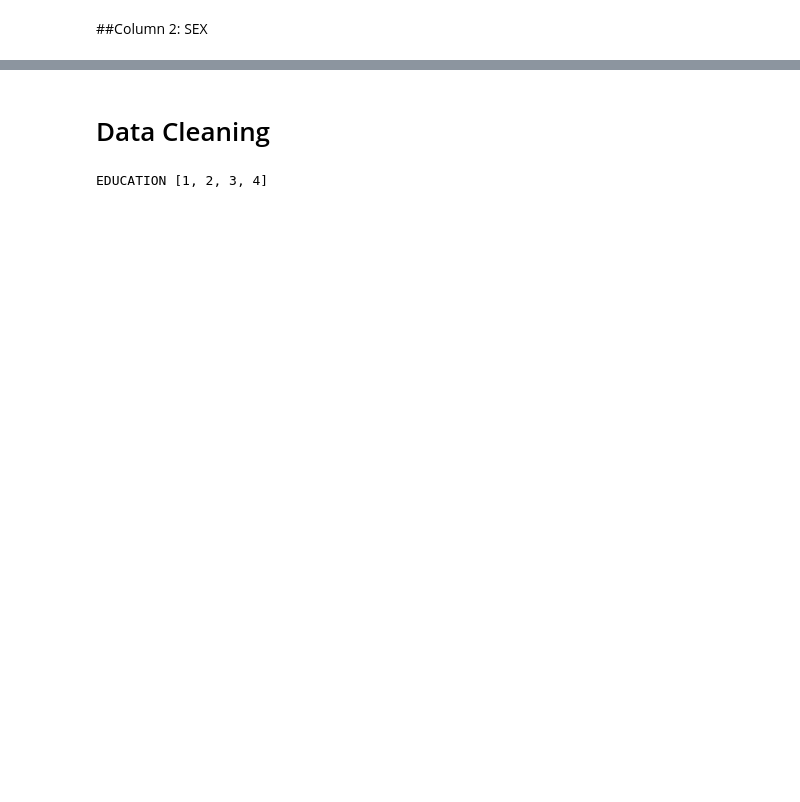
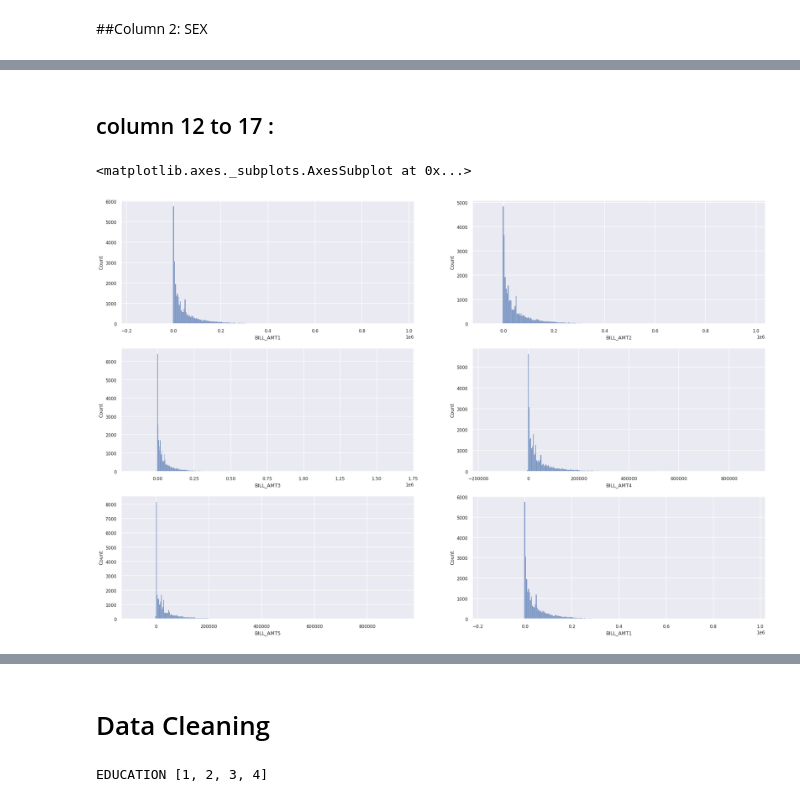
Before and after one commit to pranay2310/Credit-Card-Default-Prediction, a Jupyter notebook: Credit_Card_Default_Prediction_Capstone_Project.ipynb, the cells around one changed output, grey strips where cells are left out. Drawn from its saved outputs; the diff is of its cells as text; code cells hidden in the pictures; blank space fills up the shorter version.

```diff
--- a/Credit_Card_Default_Prediction_Capstone_Project.ipynb
+++ b/Credit_Card_Default_Prediction_Capstone_Project.ipynb
@@ -178,0 +222,14 @@ default payment next month[0, 1]
+# %% [markdown]
+## column 12 to 17 :
+# %%
+# creating subplots to plot all the graphs together
+fig, axes = plt.subplots(3,2, figsize=(30, 20))
+sns.histplot(ax=axes[0,0],x="BILL_AMT1", data=df)
+sns.histplot(ax=axes[0,1],x="BILL_AMT2", data=df)
+sns.histplot(ax=axes[1,0],x="BILL_AMT3", data=df)
+sns.histplot(ax=axes[1,1],x="BILL_AMT4", data=df)
+sns.histplot(ax=axes[2,0],x="BILL_AMT5", data=df)
+sns.histplot(ax=axes[2,1],x="BILL_AMT1", data=df)
+# %% [output]
+<matplotlib.axes._subplots.AxesSubplot at 0x...>
+[figure, added]
```
Also changed, not shown: parts of 49 cells of this notebook.
